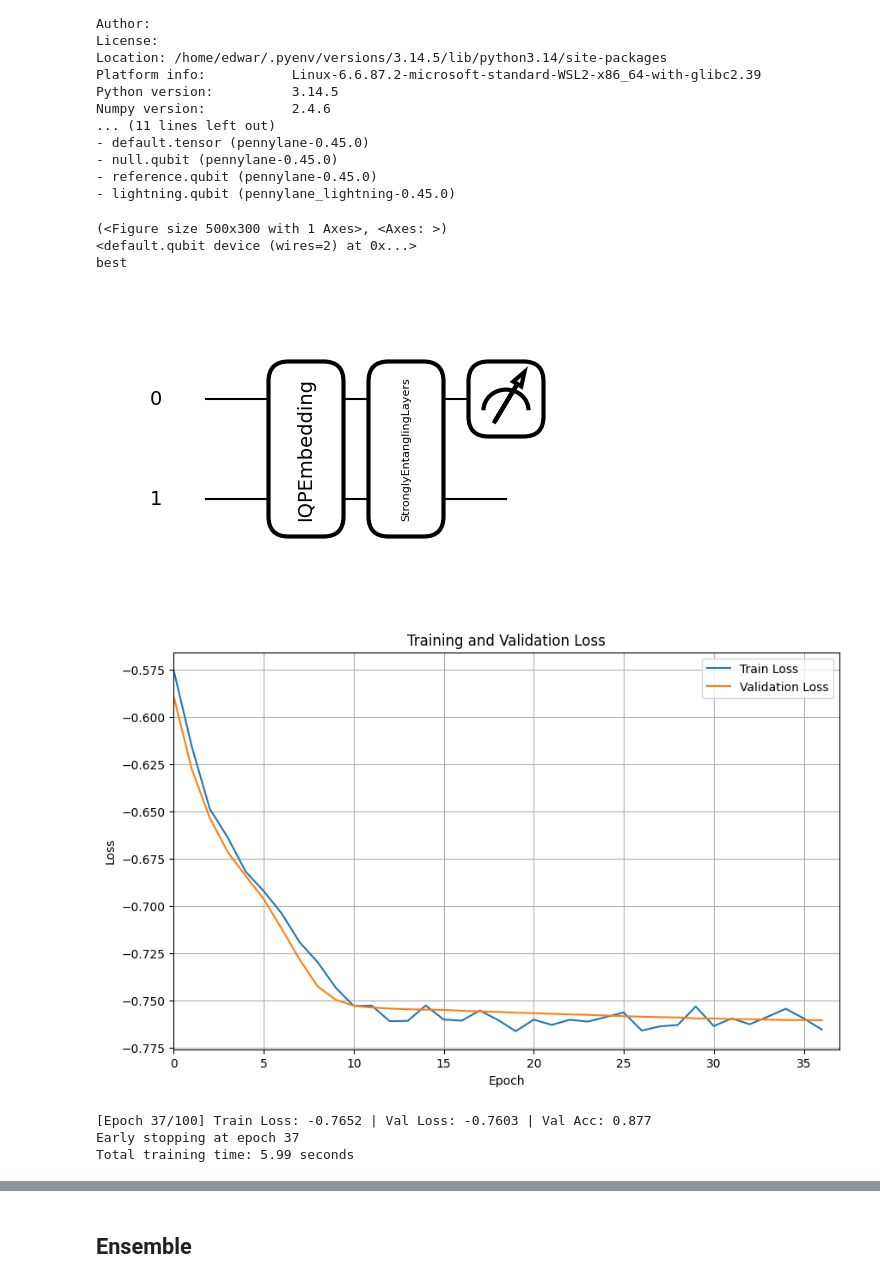
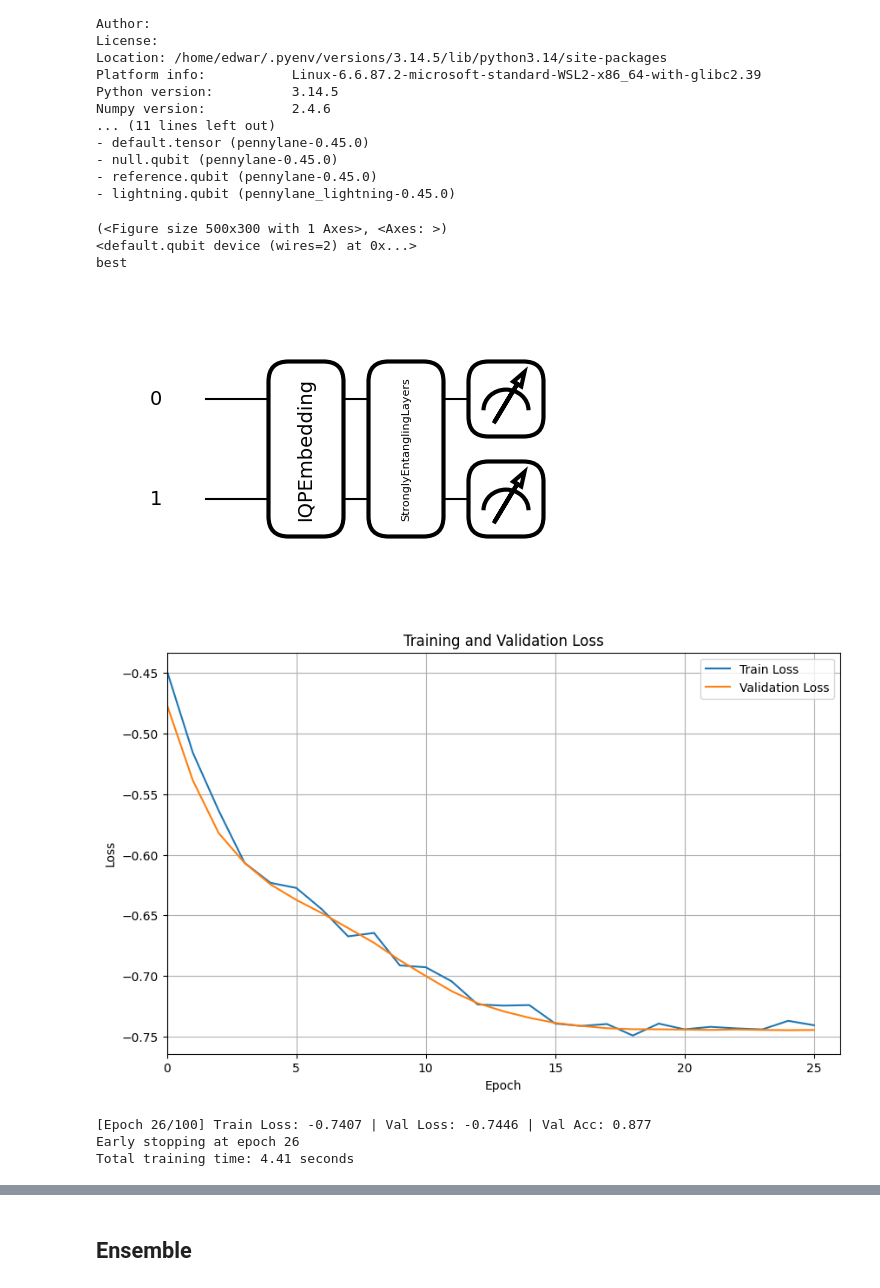
Before and after one commit to EdwardM222/QML-RP, a Jupyter notebook: thesis.ipynb, the cells around one changed output, grey strips where cells are left out. Saved outputs shown, nothing was run; the diff lists cells and outputs as text; code cells hidden in the pictures.

Commit message:
2 qubit

```diff
--- a/thesis.ipynb
+++ b/thesis.ipynb
@@ -238,6 +238,7 @@ Numpy version:           2.4.6
 - lightning.qubit (pennylane_lightning-0.45.0)
 # %%
 n_qubits = 2
+n_layers = 2
 
 if DEVICE == "cuda":
     dev = qml.device("lightning.gpu", wires=n_qubits)
@@ -245,41 +246,39 @@ else:
     dev = qml.device("default.qubit", wires=n_qubits)
 
 scaler = MinMaxScaler(feature_range=(0, np.pi))
-
-def init_weights(shape: tuple, weights_mode: Literal["Random", "Zeros"] = "Random") -> np.ndarray:
-    if weights_mode == "Random":
-        return np.random.uniform(0, 2 * np.pi, size=shape)
-    elif weights_mode == "Zeros":
-        return np.zeros(shape)
 # %%
 @qml.qnode(dev, interface='torch', diff_method='best')
 def circuit(inputs: torch.Tensor, weights: torch.Tensor) -> qml.measurements.ProbabilityMP:
     IQPEmbedding(inputs, wires=range(n_qubits), n_repeats=2)
     StronglyEntanglingLayers(weights, wires=range(n_qubits))
 
-    return qml.probs(wires=[0])
+    return qml.probs(wires=[0, 1])
 
-weights_shape = qml.StronglyEntanglingLayers.shape(n_layers=2, n_wires=n_qubits)
-weights = init_weights(weights_shape)
+weight_shapes = {
+    "weights": (n_layers, n_qubits, 3)
+}
 
-print(qml.draw_mpl(circuit)(np.zeros(n_qubits), weights))
+print(qml.draw_mpl(circuit)(np.zeros(n_qubits), np.zeros(weight_shapes["weights"])))
 print(circuit.device)
 print(circuit.diff_method)
 # %% [output]
 (<Figure size 500x300 with 1 Axes>, <Axes: >)
 <default.qubit device (wires=2) at 0x...>
 best
-[figure, old version]
+[figure, new version]
 # %%
-qlayer = qml.qnn.TorchLayer(circuit, weight_shapes={"weights": weights_shape})
+qlayer = qml.qnn.TorchLayer(circuit, weight_shapes=weight_shapes)
 # %%
 class VQC(nn.Module):
-    def __init__(self, n_qubits: int, n_classes: int, qlayer: qml.qnn.TorchLayer):
+    def __init__(self, qlayer: qml.qnn.TorchLayer):
         super().__init__()
         self.qlayer = qlayer
 
     def forward(self, x: torch.Tensor) -> tuple[torch.Tensor, torch.Tensor]:
-        return self.qlayer(x)
+        probs = self.qlayer(x)
+        p00, p01, p10, p11 = probs[:, 0], probs[:, 1], probs[:, 2], probs[:, 3]
+
+        return torch.stack([p00 + p11, p01 + p10], dim=1)
 
     def fit(
         self,
@@ -446,13 +445,13 @@ y_te = torch.tensor(y_test, dtype=torch.long).to(DEVICE)
 trainloader = DataLoader(TensorDataset(X_tr, y_tr), batch_size=32, shuffle=True)
 testloader = DataLoader(TensorDataset(X_te, y_te), batch_size=32, shuffle=False)
 # %%
-model = VQC(n_qubits=n_qubits, n_classes=2, qlayer=qlayer)
+model = VQC(qlayer)
 model.fit(trainloader, testloader)
 # %% [output]
-[figure, old version]
+[figure, new version]
-[Epoch 37/100] Train Loss: -0.7652 | Val Loss: -0.7603 | Val Acc: 0.877
-Early stopping at epoch 37
-Total training time: 5.99 seconds
+[Epoch 26/100] Train Loss: -0.7407 | Val Loss: -0.7446 | Val Acc: 0.877
+Early stopping at epoch 26
+Total training time: 4.41 seconds
 # %%
 train_score = model.score(X_tr, y_tr)
 
```
Also changed, not shown: parts of 1 cell of this notebook.
